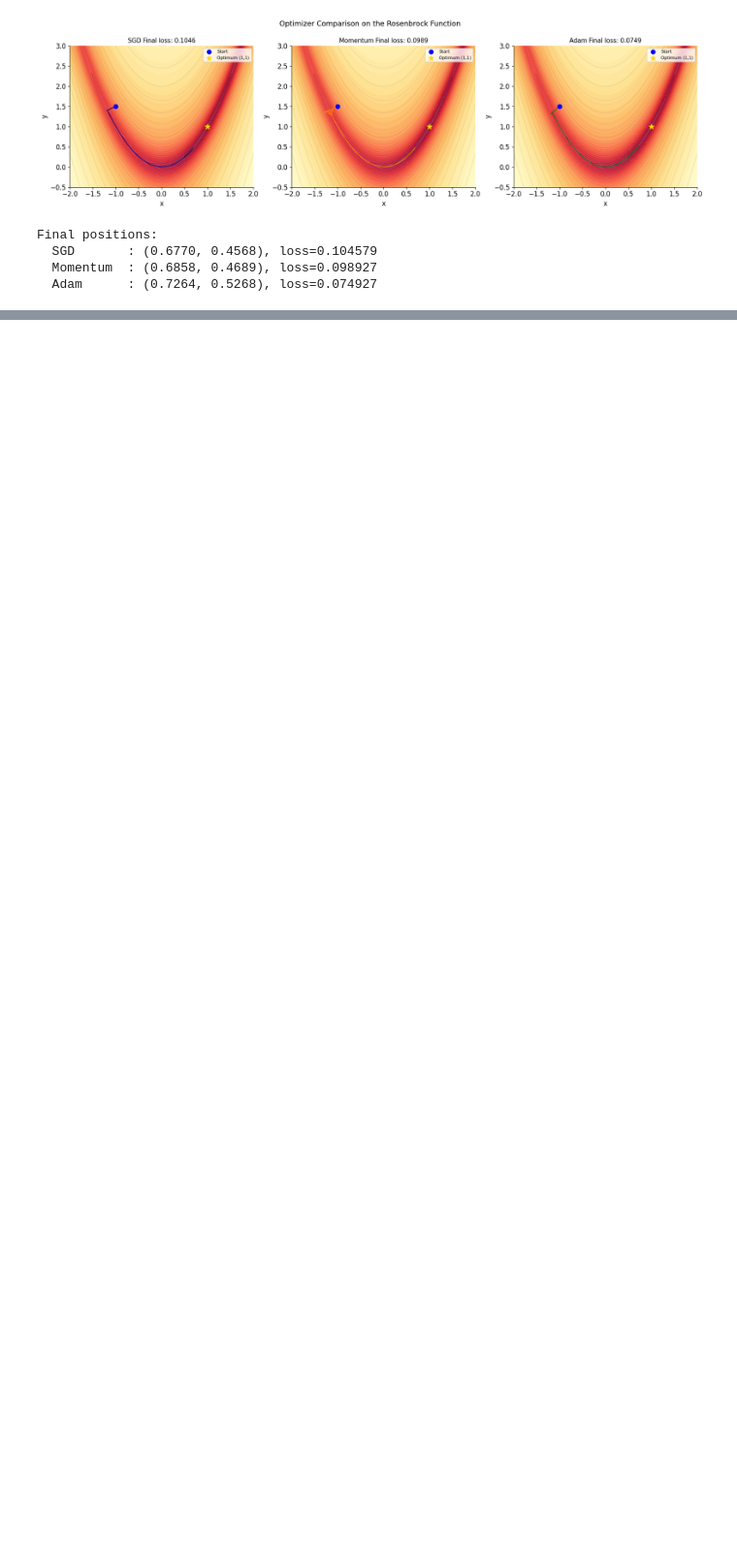
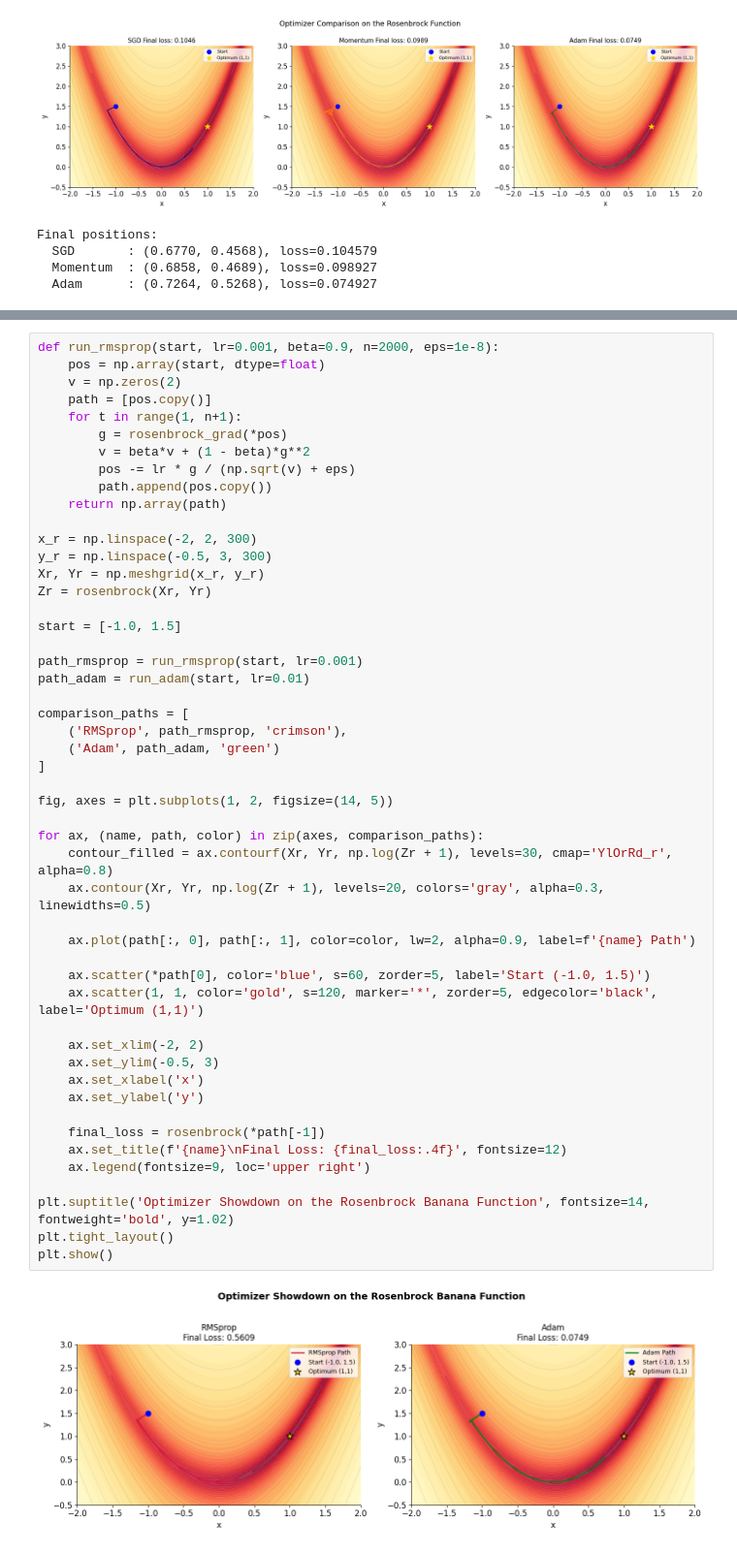
Before and after one commit to Raksha-Karn/Minspire-MLFromScratch, a Jupyter notebook: Day_1/calculus.ipynb, the cells around one changed output, grey strips where cells are left out. Shown at 97% size. Cells and saved outputs as stored; diff of their text form; blank space fills up the shorter version.

Commit message:
built rmsprop from scratch

```diff
--- a/Day_1/calculus.ipynb
+++ b/Day_1/calculus.ipynb
@@ -239,0 +278,52 @@ Final positions:
+# %%
+def run_rmsprop(start, lr=0.001, beta=0.9, n=2000, eps=1e-8):
+    pos = np.array(start, dtype=float)
+    v = np.zeros(2)
+    path = [pos.copy()]
+    for t in range(1, n+1):
+        g = rosenbrock_grad(*pos)
+        v = beta*v + (1 - beta)*g**2
+        pos -= lr * g / (np.sqrt(v) + eps)
+        path.append(pos.copy())
+    return np.array(path)
+
+x_r = np.linspace(-2, 2, 300)
+y_r = np.linspace(-0.5, 3, 300)
+Xr, Yr = np.meshgrid(x_r, y_r)
+Zr = rosenbrock(Xr, Yr)
+
+start = [-1.0, 1.5]
+
+path_rmsprop = run_rmsprop(start, lr=0.001)
+path_adam = run_adam(start, lr=0.01)
+
+comparison_paths = [
+    ('RMSprop', path_rmsprop, 'crimson'),
+    ('Adam', path_adam, 'green')
+]
+
+fig, axes = plt.subplots(1, 2, figsize=(14, 5))
+
+for ax, (name, path, color) in zip(axes, comparison_paths):
+    contour_filled = ax.contourf(Xr, Yr, np.log(Zr + 1), levels=30, cmap='YlOrRd_r', alpha=0.8)
+    ax.contour(Xr, Yr, np.log(Zr + 1), levels=20, colors='gray', alpha=0.3, linewidths=0.5)
+
+    ax.plot(path[:, 0], path[:, 1], color=color, lw=2, alpha=0.9, label=f'{name} Path')
+
+    ax.scatter(*path[0], color='blue', s=60, zorder=5, label='Start (-1.0, 1.5)')
+    ax.scatter(1, 1, color='gold', s=120, marker='*', zorder=5, edgecolor='black', label='Optimum (1,1)')
+
+    ax.set_xlim(-2, 2)
+    ax.set_ylim(-0.5, 3)
+    ax.set_xlabel('x')
+    ax.set_ylabel('y')
+
+    final_loss = rosenbrock(*path[-1])
+    ax.set_title(f'{name}\nFinal Loss: {final_loss:.4f}', fontsize=12)
+    ax.legend(fontsize=9, loc='upper right')
+
+plt.suptitle('Optimizer Showdown on the Rosenbrock Banana Function', fontsize=14, fontweight='bold', y=1.02)
+plt.tight_layout()
+plt.show()
+# %% [output]
+[figure, added]
```
Also changed, not shown: parts of 1 cell of this notebook.
